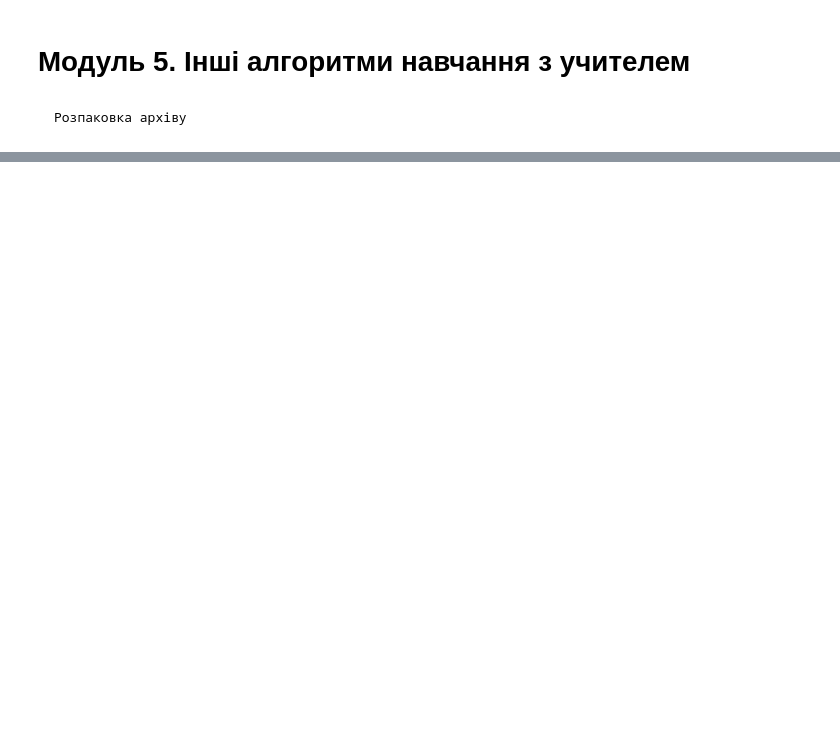
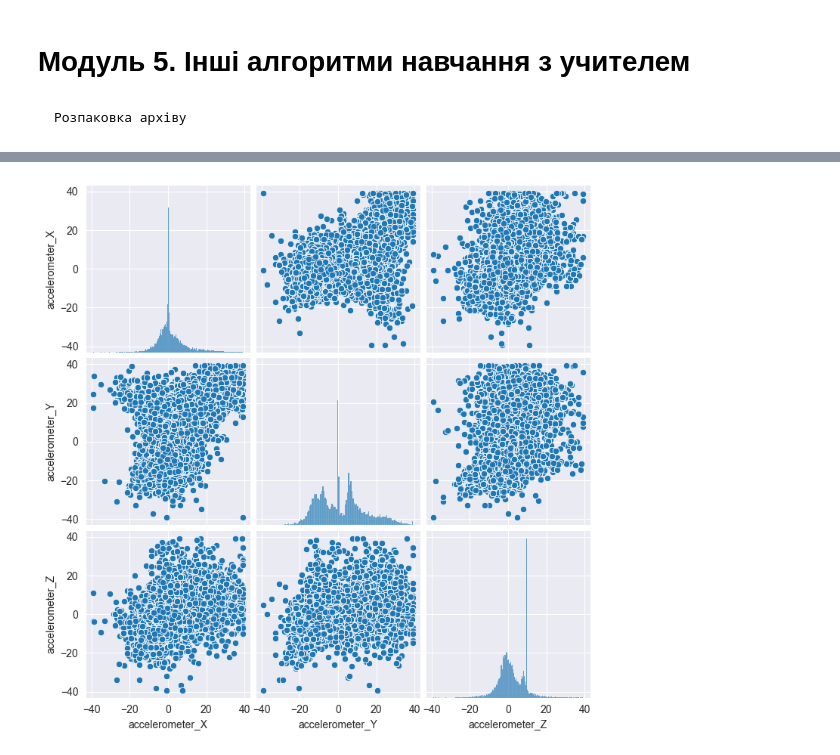
Before and after one commit to KyryloChalov/DS, a Jupyter notebook: HW_05/hw5.ipynb, the cells around one changed output, grey strips where cells are left out. Cells and saved outputs as stored; diff of their text form; code cells hidden in the pictures; blank space fills up the shorter version.

```diff
--- a/HW_05/hw5.ipynb
+++ b/HW_05/hw5.ipynb
@@ -107,0 +120,11 @@ merged_df
+# %%
+sns.set_style("darkgrid")
+features_to_analyse = [
+    "accelerometer_X",
+    "accelerometer_Y",
+    "accelerometer_Z",
+]
+sns.pairplot(df_joint, vars=features_to_analyse)
+plt.show()
+# %% [output]
+[figure, added]
```
Also changed, not shown: parts of 23 cells of this notebook.
